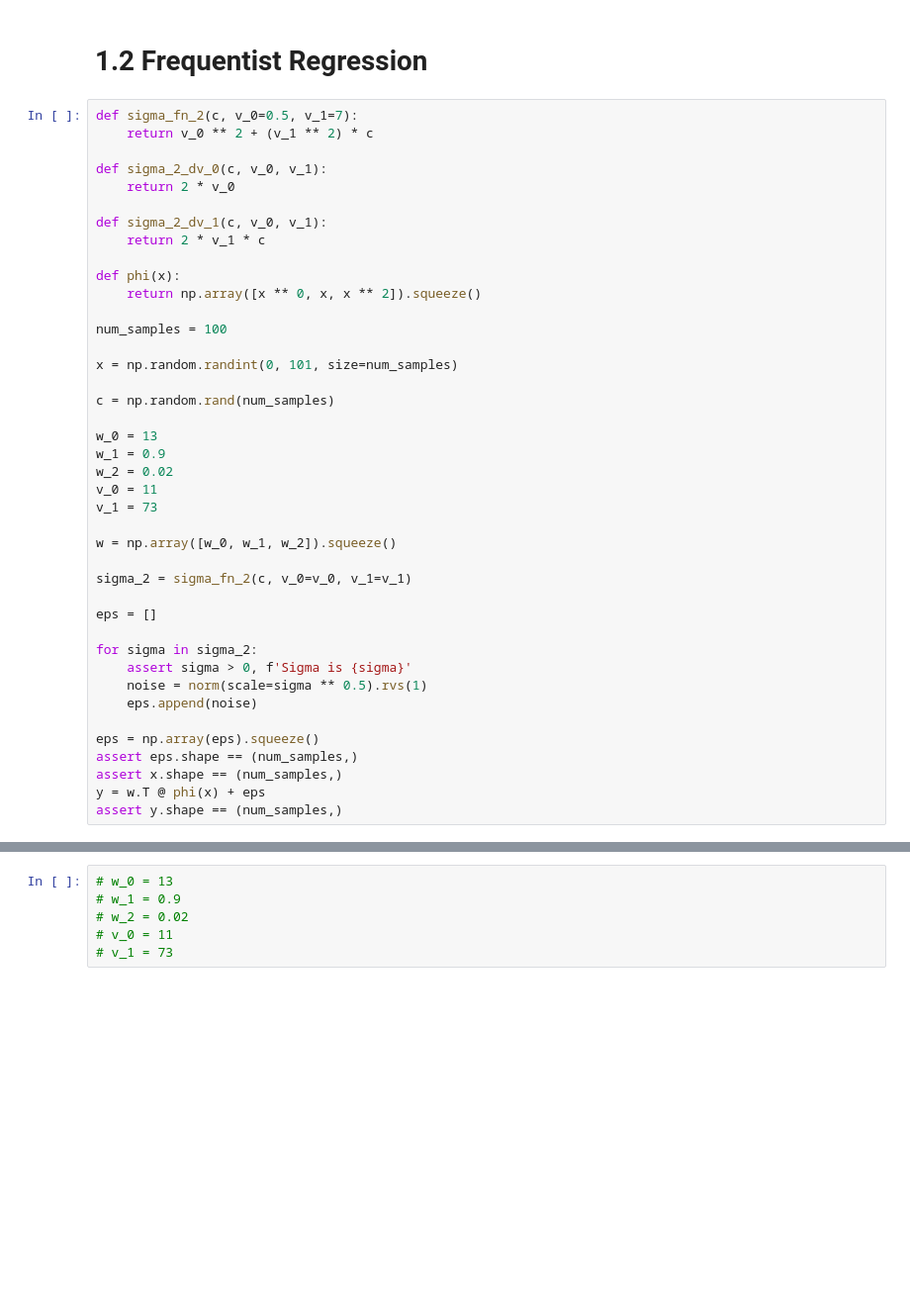
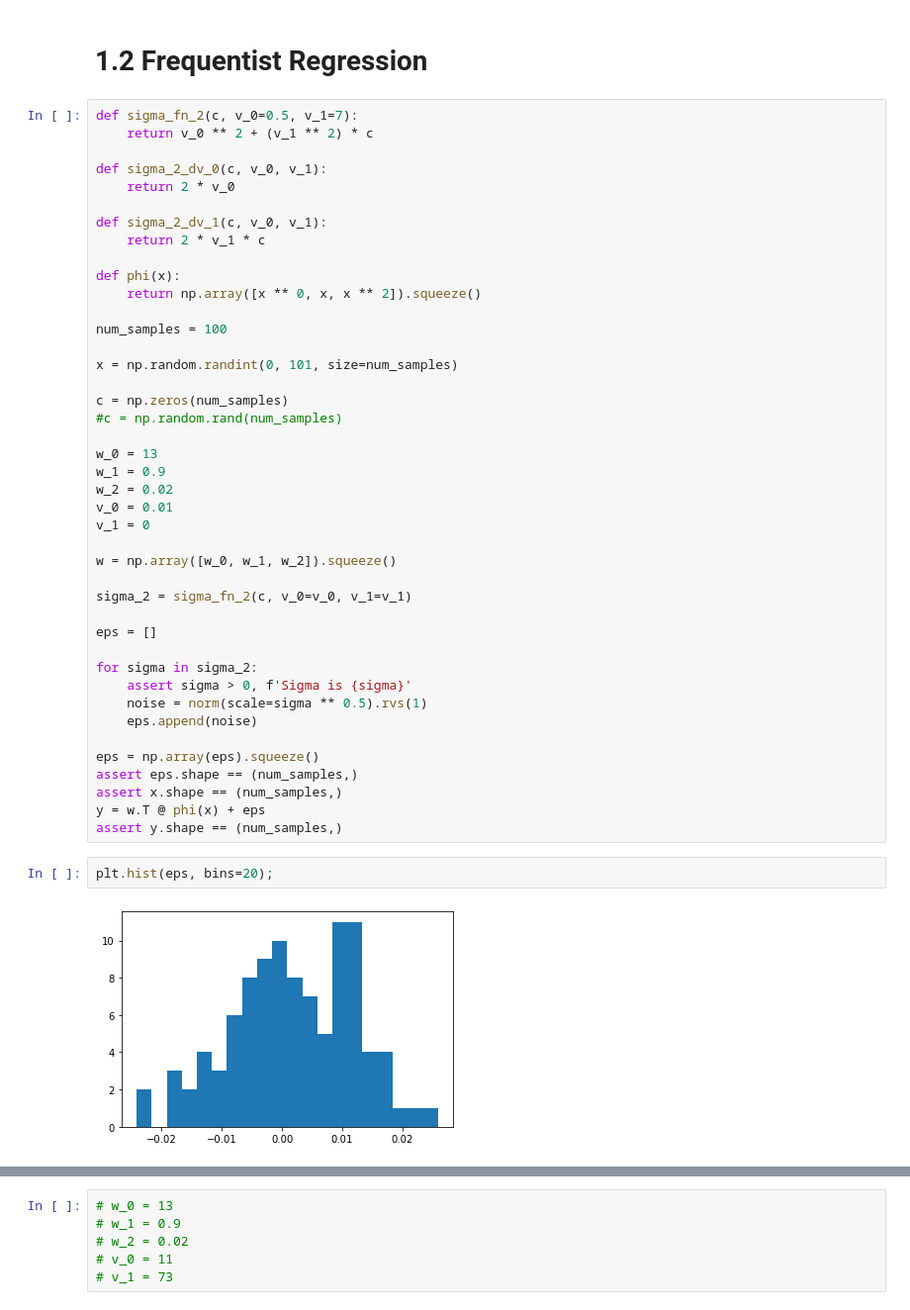
Before and after one commit to MARVINMENG0/bayes-ml, a Jupyter notebook: experiments.ipynb, the cells around one changed output, grey strips where cells are left out. Shown: that part at 99% size. Drawn from its saved outputs; the diff is of its cells as text; blank space fills up the shorter version.

```diff
--- a/experiments.ipynb
+++ b/experiments.ipynb
@@ -117,13 +117,14 @@ num_samples = 100
 
 x = np.random.randint(0, 101, size=num_samples)
 
-c = np.random.rand(num_samples)
+c = np.zeros(num_samples)
+#c = np.random.rand(num_samples)
 
 w_0 = 13
 w_1 = 0.9
 w_2 = 0.02
-v_0 = 11
-v_1 = 73
+v_0 = 0.01
+v_1 = 0
 
 w = np.array([w_0, w_1, w_2]).squeeze()
 
@@ -141,6 +142,10 @@ assert eps.shape == (num_samples,)
 assert x.shape == (num_samples,)
 y = w.T @ phi(x) + eps
 assert y.shape == (num_samples,)
+# %%
+plt.hist(eps, bins=20);
+# %% [output]
+[figure, added]
 # %%
 import matplotlib.pyplot as plt
 import seaborn as sns
```
Also changed, not shown: parts of 14 cells of this notebook.
